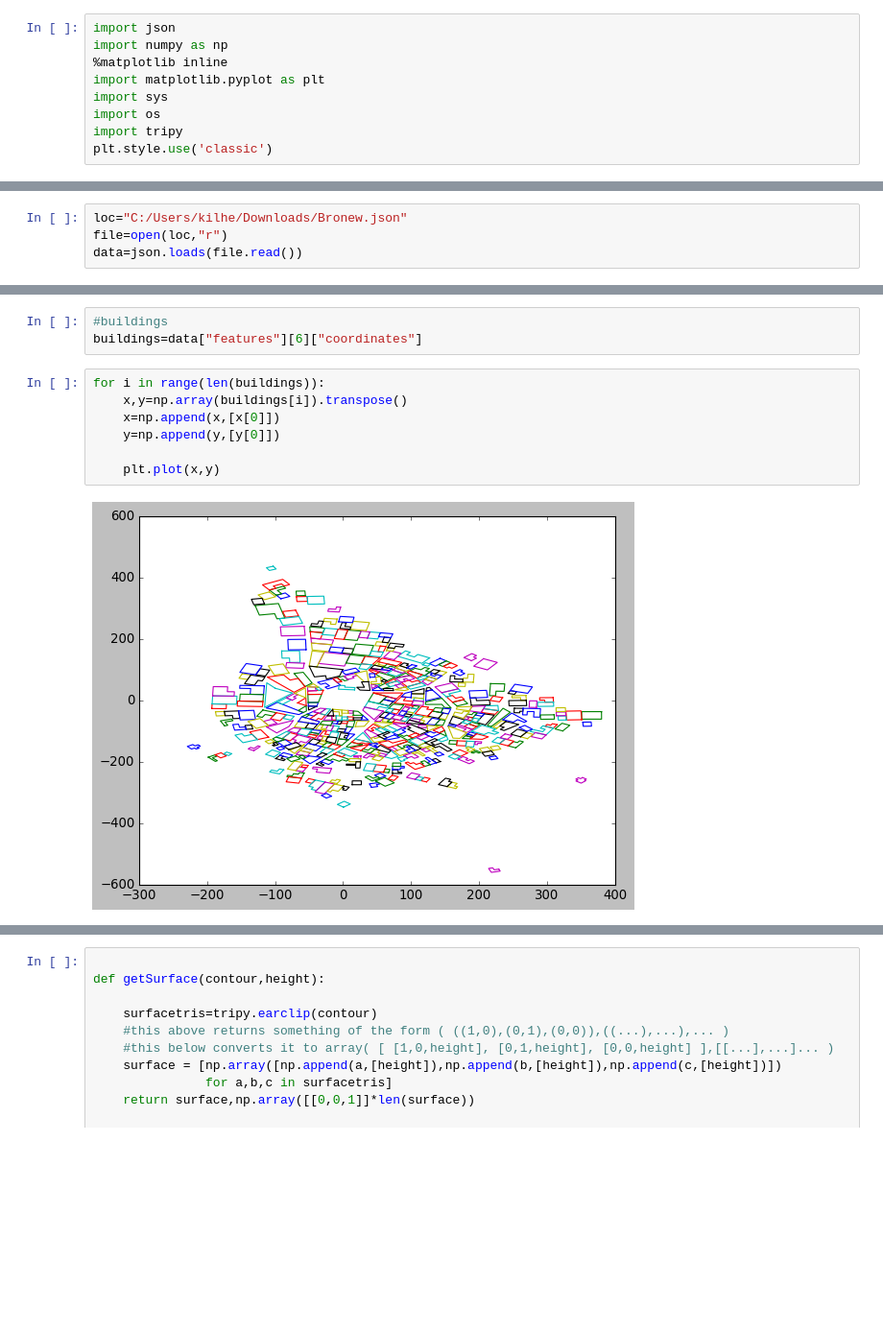
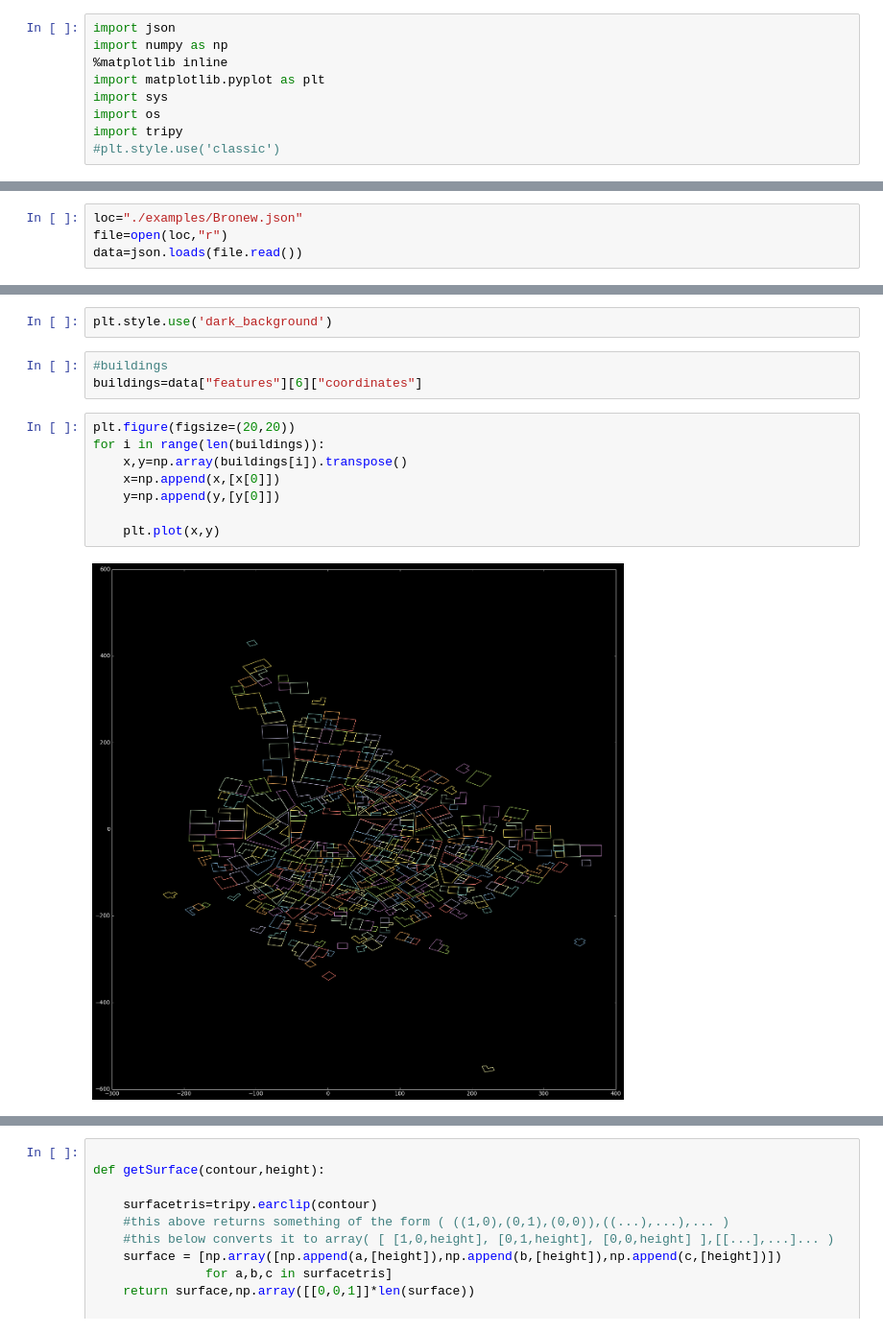
Before and after one commit to Luvideria/mcfgJSONtoOBJ, a Jupyter notebook: create_buildings.ipynb, the cells around one changed output, grey strips where cells are left out. Shown at 96% size. Drawn from its saved outputs; the diff is of its cells as text; blank space fills up the shorter version.

```diff
--- a/create_buildings.ipynb
+++ b/create_buildings.ipynb
@@ -6,4 +6,4 @@ import matplotlib.pyplot as plt
 import sys
 import os
 import tripy
-plt.style.use('classic')
+#plt.style.use('classic')
@@ -10,5 +12,5 @@ plt.style.use('classic')
 # %%
-loc="C:/Users/kilhe/Downloads/Bronew.json"
+loc="./examples/Bronew.json"
 file=open(loc,"r")
 data=json.loads(file.read())
 # %%
@@ -32,18 +34,21 @@ print(ids)
 ['values', 'earth', 'roads', 'walls', 'rivers', 'planks', 'buildings', 'prisms', 'squares', 'greens', 'fields']
 # %%
 earth=data["features"][1]["coordinates"]
+# %%
+plt.style.use('dark_background')
 # %%
 #buildings
 buildings=data["features"][6]["coordinates"]
 # %%
+plt.figure(figsize=(20,20))
 for i in range(len(buildings)):
     x,y=np.array(buildings[i]).transpose()
     x=np.append(x,[x[0]])
     y=np.append(y,[y[0]])
 
     plt.plot(x,y)
 # %% [output]
-[figure, old version]
+[figure, new version]
 # %%
 #fields
 fields=data["features"][10]["coordinates"]
```
Also changed, not shown: parts of 3 cells of this notebook, 7 other files.
